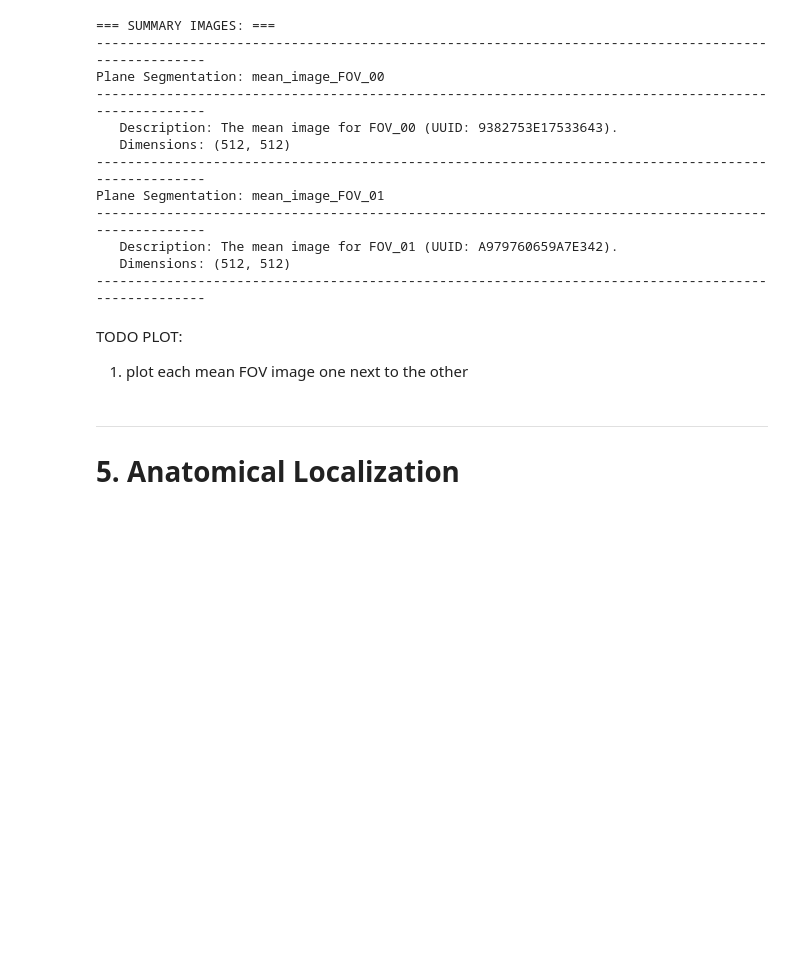
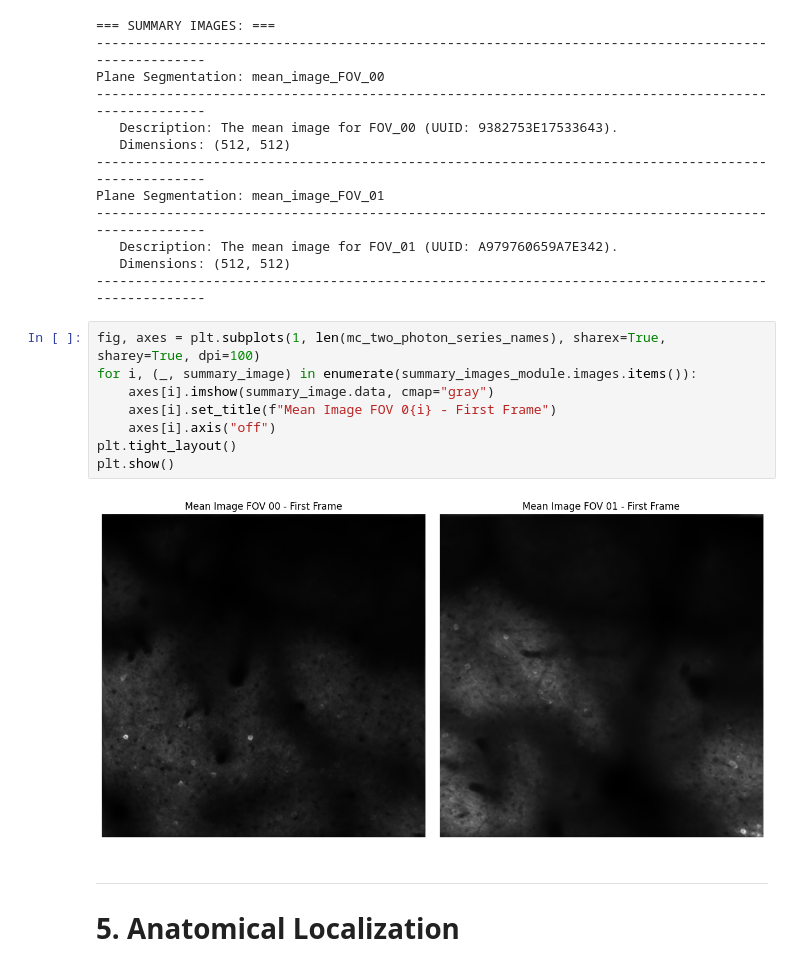
Before and after one commit to catalystneuro/IBL-mesoscope-to-nwb, a Jupyter notebook: src/ibl_mesoscope_to_nwb/mesoscope2025/tutorials/processed.ipynb, the cells around one changed output. Drawn from its saved outputs; the diff is of its cells as text; blank space fills up the shorter version.

```diff
--- a/src/ibl_mesoscope_to_nwb/mesoscope2025/tutorials/processed.ipynb
+++ b/src/ibl_mesoscope_to_nwb/mesoscope2025/tutorials/processed.ipynb
@@ -351,9 +379,16 @@ Plane Segmentation: mean_image_FOV_01
    Description: The mean image for FOV_01 (UUID: A979760659A7E342).
    Dimensions: (512, 512)
 ----------------------------------------------------------------------------------------------------
-# %% [markdown]
-TODO PLOT:
-1. plot each mean FOV image one next to the other
+# %%
+fig, axes = plt.subplots(1, len(mc_two_photon_series_names), sharex=True, sharey=True, dpi=100)
+for i, (_, summary_image) in enumerate(summary_images_module.images.items()):
+    axes[i].imshow(summary_image.data, cmap="gray")
+    axes[i].set_title(f"Mean Image FOV 0{i} - First Frame")
+    axes[i].axis("off")
+plt.tight_layout()
+plt.show()
+# %% [output]
+[figure, added]
 # %% [markdown]
 ---
 
```
Also changed, not shown: parts of 4 cells of this notebook, 2 other files.
